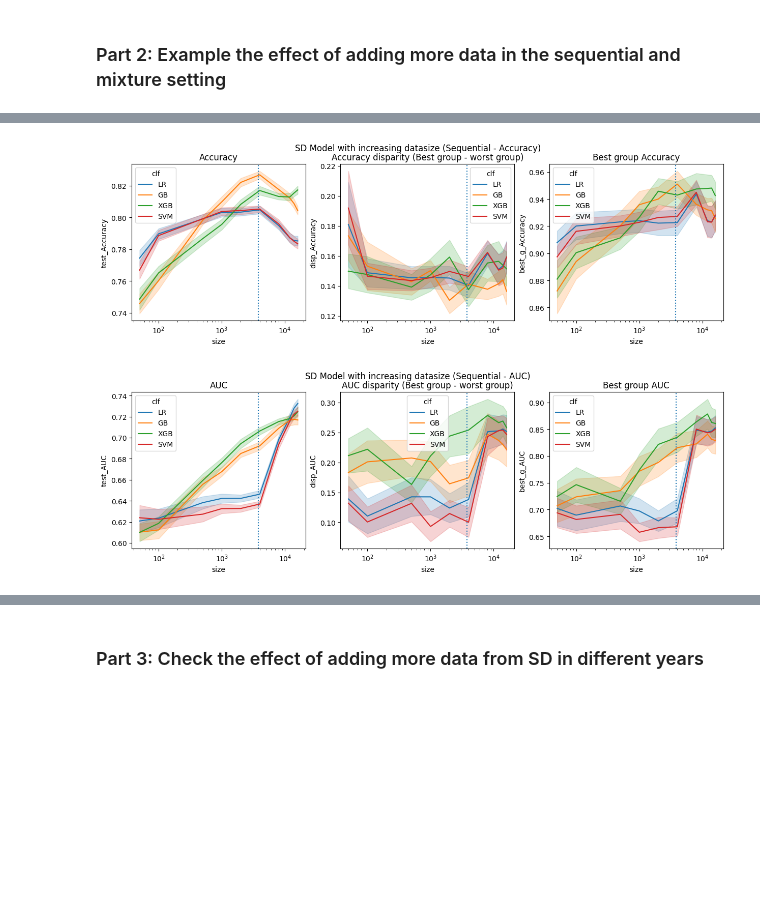
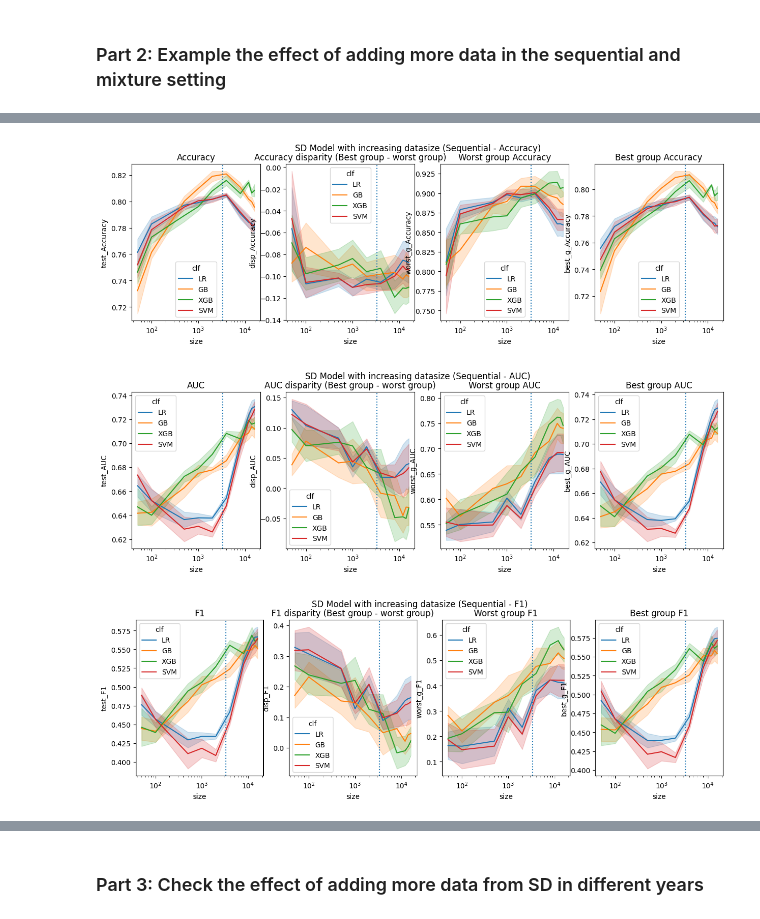
Before and after one commit to the-chen-lab/data-addition-dilemma, a Jupyter notebook: notebooks/folktables-income-sandbox.ipynb, the cells around one changed output, grey strips where cells are left out. Cells and saved outputs as stored; diff of their text form; code cells hidden in the pictures; blank space fills up the shorter version.

```diff
--- a/notebooks/folktables-income-sandbox.ipynb
+++ b/notebooks/folktables-income-sandbox.ipynb
@@ -34,7 +34,7 @@ data_dict = {}
 # %%
 year = "2014"
 
-for state in ["CA", "OH", "DE", "AK", "HI", "SD", "PA", "MI", "GA", "MS"]:
+for state in ["CA", "OH", "DE", "AK", "HI", "SD", "ND", "PA", "MI", "GA", "MS"]:
     data_dict[state] = {}
     data_source = ACSDataSource(survey_year=year, horizon="1-Year", survey="person")
     acs_data = data_source.get_data(states=[state], download=True)
@@ -84,7 +59,7 @@ AUC 0.7255223382973994
 # acoss years
 state = "SD"
 results = []
-for clf in clf_dict:
+for clf in mt.clf_dict:
     for i in range(5):
         year = "2018"
         X_train, X_test, y_train, y_test, group_train, group_test = train_test_split(
@@ -95,7 +70,7 @@ for clf in clf_dict:
             random_state=i,
         )
 
-        model = model_choice(clf)
+        model = mt.model_choice(clf)
 
         model.fit(X_train, y_train)
 
@@ -177,7 +149,8 @@ for metric in ["Accuracy", "AUC"]:
 # acoss states
 results = []
 year = "2014"
-for clf in clf_dict:
+for clf in mt.clf_dict:
+    print(clf)
     for i in range(1):
         ref_state = "CA"
         X_train, X_test, y_train, y_test, group_train, group_test = train_test_split(
@@ -188,7 +161,7 @@ for clf in clf_dict:
             random_state=i,
         )
 
-        model = model_choice(clf)
+        model = mt.model_choice(clf, X_train, y_train)
 
         model.fit(X_train, y_train)
 
@@ -213,7 +186,7 @@ for clf in clf_dict:
             }
         )
 
-        for state in data_dict.keys():
+        for state in ["SD", "ND", "PA", "MI", "GA", "MS"]:
             if state != ref_state:
                 (
                     X_train,
@@ -274,7 +258,7 @@ results = []
 state = "SD"
 year = "2014"
 size_arr = [100, 500, 1000, 2000]
-for clf in clf_dict.keys():
+for clf in mt.clf_dict.keys():
     for size in size_arr:
         print(size)
         for run in range(5):
@@ -297,7 +281,7 @@ for clf in clf_dict.keys():
 
             X_train = X_train[incl]
             y_train = y_train[incl]
-            model = model_choice(clf)
+            model = mt.model_choice(clf)
 
             model.fit(X_train, y_train)
 
@@ -305,10 +289,7 @@ for clf in clf_dict.keys():
             corr = y_hat == y_test
             g_acc_arr = mt.group_accuracy(corr, group_test)
             g_auc_arr = mt.group_auc(y_test, y_hat, group_test)
-            # if len(g_auc_arr) > 0:
-            #     auc_disp =
-            # train_acc = model.score(X_train, y_train)
-            # test_acc = model.score(X_test, y_test)
+
 
             results.append(
                 {
@@ -441,8 +428,8 @@ for run in range(20):
 results_df = pd.DataFrame(results)
 
 
-for metric in ["Accuracy", "AUC"]:
-    fig, axes = plt.subplots(1, 3, figsize=(15, 4))
+for metric in ["Accuracy", "AUC", "F1"]:
+    fig, axes = plt.subplots(1, 4, figsize=(15, 4))
     sns.lineplot(
         data=results_df,
         x="size",
@@ -456,37 +443,50 @@ for metric in ["Accuracy", "AUC"]:
     axes[0].set_title(f"{metric}")
 
     sns.lineplot(
         data=results_df,
         x="size",
         y=f"disp_{metric}",
         hue="clf",
         errorbar="se",
         ax=axes[1],
     )
     axes[1].set_title(f"{metric} disparity (Best group - worst group)")
     axes[1].axvline(x=len(X_train), linestyle=":")
     axes[1].set_xscale("log")
 
     sns.lineplot(
         data=results_df,
         x="size",
-        y=f"best_g_{metric}",
+        y=f"worst_g_{metric}",
         hue="clf",
         errorbar="se",
         ax=axes[2],
     )
-    axes[2].set_title(f"Best group {metric}")
+    axes[2].set_title(f"Worst group {metric}")
     axes[2].axvline(x=len(X_train), linestyle=":")
     axes[2].set_xscale("log")
+
+    sns.lineplot(
+        data=results_df,
+        x="size",
+        y=f"best_g_{metric}",
+        hue="clf",
+        errorbar="se",
+        ax=axes[3],
+    )
+    axes[3].set_title(f"Best group {metric}")
+    axes[3].axvline(x=len(X_train), linestyle=":")
+    axes[3].set_xscale("log")
     if mixture:
         plt.suptitle(f"{state} Model with increasing datasize (Mixture - {metric}) ")
         results_df.to_csv(f"../results/{state}_mixture.csv")
     else:
         plt.suptitle(f"{state} Model with increasing datasize (Sequential - {metric})")
         results_df.to_csv(f"../results/{state}_sequential.csv")
 # %% [output]
-[figure, old version]
+[figure, new version]
-[figure, old version]
+[figure, new version]
+[figure, added]
 # %%
 # stats tests
 
```
Also changed, not shown: parts of 20 cells of this notebook, 1 other file.
